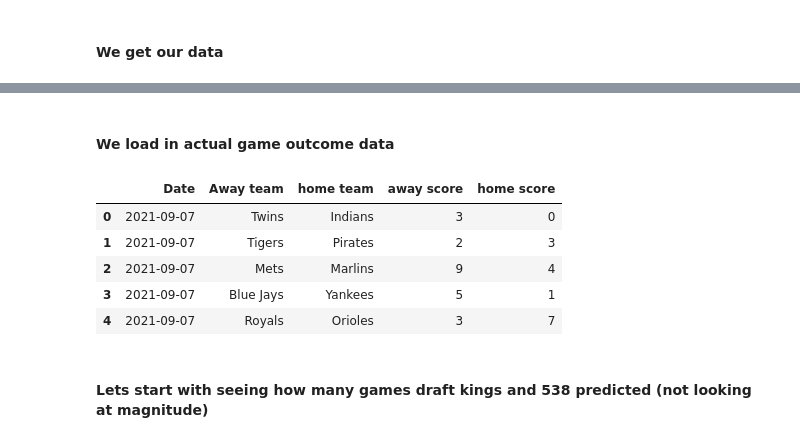
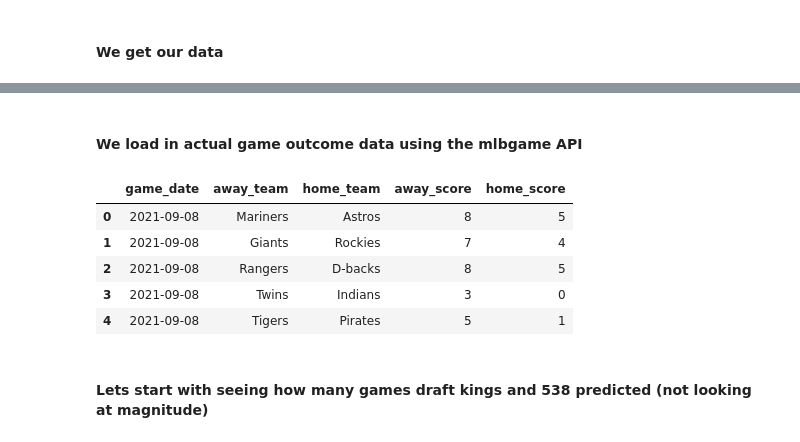
Before and after one commit to aarbisman/leveraging_538_for_betting, a Jupyter notebook: backtest.ipynb, the cells around one changed output, grey strips where cells are left out. Drawn from its saved outputs; the diff is of its cells as text; code cells hidden in the pictures.

```diff
--- a/backtest.ipynb
+++ b/backtest.ipynb
@@ -28,17 +29,56 @@ past_games.head()
 | 3 | 2021-09-08 | Twins | Indians | 0.42 | 0.58 | 115 | -135 |
 | 4 | 2021-09-08 | Tigers | Pirates | 0.50 | 0.50 | 100 | -120 |
 # %% [markdown]
-#### We load in actual game outcome data
+#### We load in actual game outcome data using the mlbgame API
-# %%
-past_games_scores = pd.read_csv("C:/Users/arbis/Projects/nate_silver_gets_me_money/additional_data/prior_games.csv")
-past_games_scores.head()
-# %% [output]
-|  | Date | Away team | home team | away score | home score |
-| 0 | 2021-09-07 | Twins | Indians | 3 | 0 |
-| 1 | 2021-09-07 | Tigers | Pirates | 2 | 3 |
-| 2 | 2021-09-07 | Mets | Marlins | 9 | 4 |
-| 3 | 2021-09-07 | Blue Jays | Yankees | 5 | 1 |
-| 4 | 2021-09-07 | Royals | Orioles | 3 | 7 |
+# %%
+def get_scores(date_str):
+
+    ## seperate our date
+    date = date_str.split('-')
+    year = int(date[0])
+    month = int(date[1])
+    day = int(date[2])
+
+    ## get all of the games for that given day
+    games = mlbgame.day(year,month,day)
+    scores = [str(game) for game in games]
+    scores_formatted = []
+
+    ## the API has a reliable format, we can isolate our team names and scores through string splitting
+    for score in scores:
+
+        away = score.split(' at ')[0]
+        home = score.split(' at ')[1]
+
+        away_score = int(away.split(' ')[-1][1:-1])
+        away_team = ' '.join(away.split(' ')[:-1])
+
+        home_score = int(home.split(' ')[-1][1:-1])
+        home_team = ' '.join(home.split(' ')[:-1])
+
+        scores_formatted.append([date_str, away_team, home_team, away_score, home_score])
+
+    ## return a list of lists
+    return scores_formatted
+# %%
+## for every day where we have 538 percentage and DraftKing moneyline data:
+past_games_scores_list = []
+for date in past_games.game_date.unique():
+
+    ## We get the scores for the day
+    scores = get_scores(date)
+    past_games_scores_list = past_games_scores_list + scores
+
+## and turn it into a dataframe
+past_games_scores = pd.DataFrame(past_games_scores_list,columns=["game_date","away_team","home_team","away_score","home_score"])
+past_games_scores.head()
+# %% [output]
+|  | game_date | away_team | home_team | away_score | home_score |
+| 0 | 2021-09-08 | Mariners | Astros | 8 | 5 |
+| 1 | 2021-09-08 | Giants | Rockies | 7 | 4 |
+| 2 | 2021-09-08 | Rangers | D-backs | 8 | 5 |
+| 3 | 2021-09-08 | Twins | Indians | 3 | 0 |
+| 4 | 2021-09-08 | Tigers | Pirates | 5 | 1 |
 # %%
 ## We merge our past game dataframe with the scores dataframe
 df = pd.merge(past_games, past_games_scores,
```
Also changed, not shown: parts of 9 cells of this notebook.
